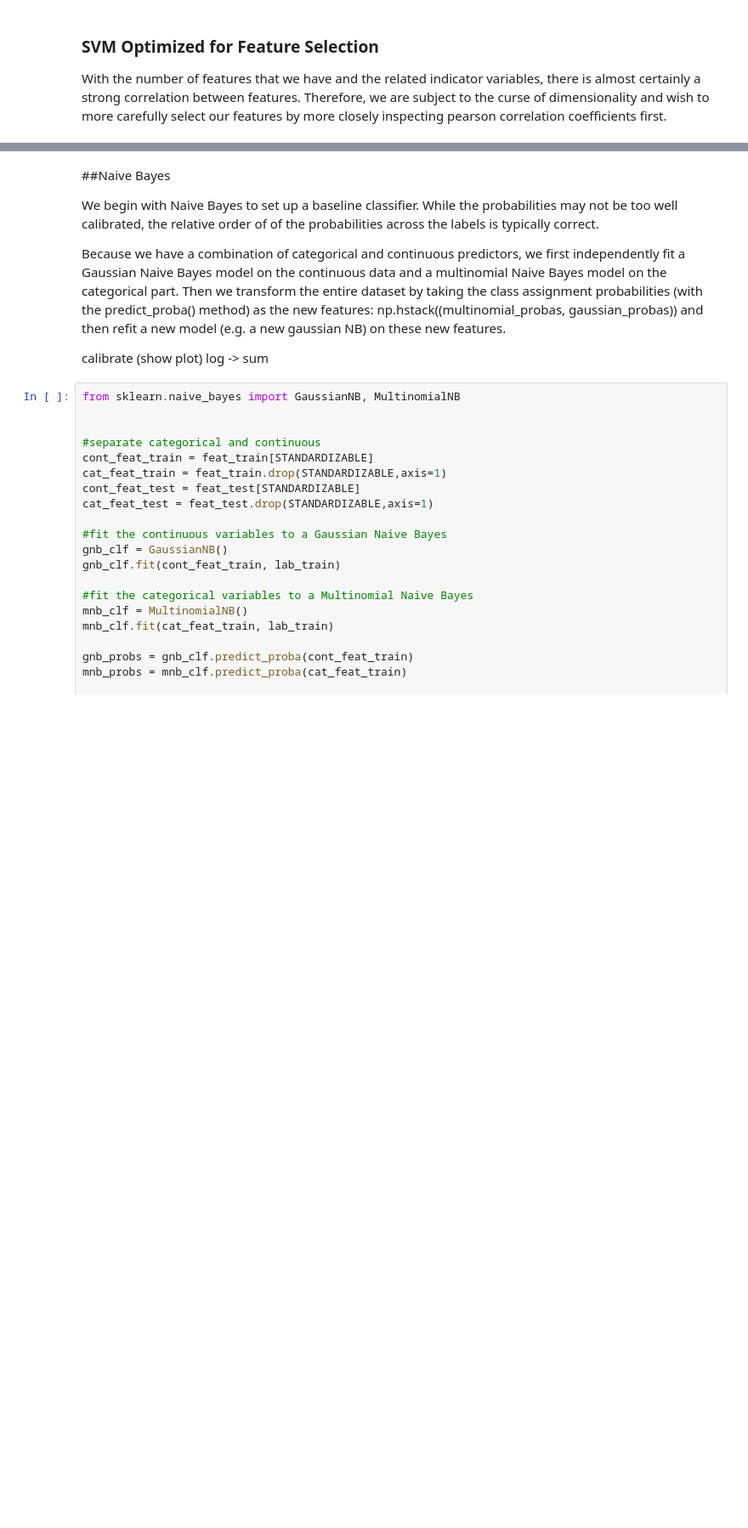
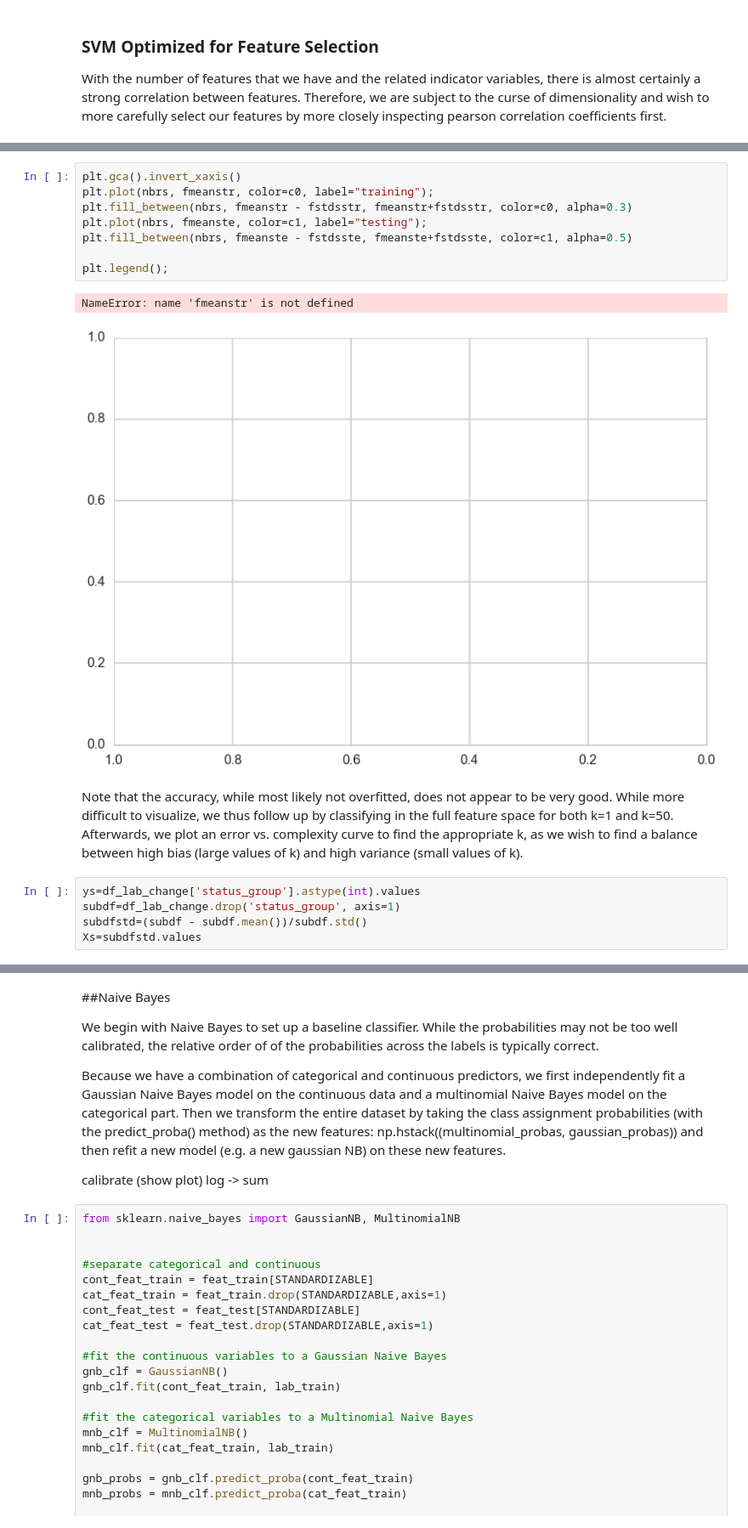
Before and after one commit to lhz1029/WellWatchers, a Jupyter notebook: Data_Exploration_and_Models_Cindy.ipynb, the cells around one changed output, grey strips where cells are left out. Shown at 85% size. Cells and saved outputs as stored; diff of their text form; blank space fills up the shorter version.

```diff
--- a/Data_Exploration_and_Models_Cindy.ipynb
+++ b/Data_Exploration_and_Models_Cindy.ipynb
@@ -469,0 +773,18 @@ With the number of features that we have and the related indicator variables, th
+# %%
+plt.gca().invert_xaxis()
+plt.plot(nbrs, fmeanstr, color=c0, label="training");
+plt.fill_between(nbrs, fmeanstr - fstdsstr, fmeanstr+fstdsstr, color=c0, alpha=0.3)
+plt.plot(nbrs, fmeanste, color=c1, label="testing");
+plt.fill_between(nbrs, fmeanste - fstdsste, fmeanste+fstdsste, color=c1, alpha=0.5)
+
+plt.legend();
+# %% [output]
+NameError: name 'fmeanstr' is not defined
+[figure, added]
+# %% [markdown]
+Note that the accuracy, while most likely not overfitted, does not appear to be very good. While more difficult to visualize, we thus follow up by classifying in the full feature space for both k=1 and k=50. Afterwards, we plot an error vs. complexity curve to find the appropriate k, as we wish to find a balance between high bias (large values of k) and high variance (small values of k).
+# %%
+ys=df_lab_change['status_group'].astype(int).values
+subdf=df_lab_change.drop('status_group', axis=1)
+subdfstd=(subdf - subdf.mean())/subdf.std()
+Xs=subdfstd.values
```
Also changed, not shown: parts of 46 cells of this notebook.
